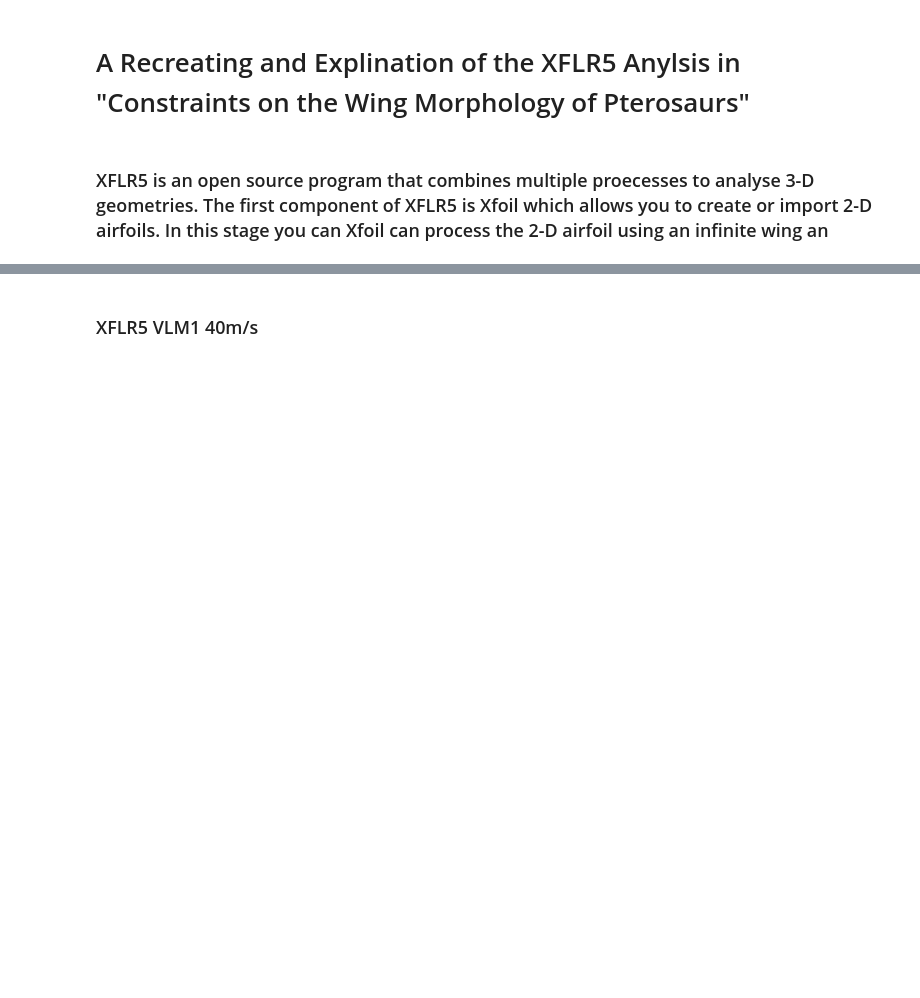
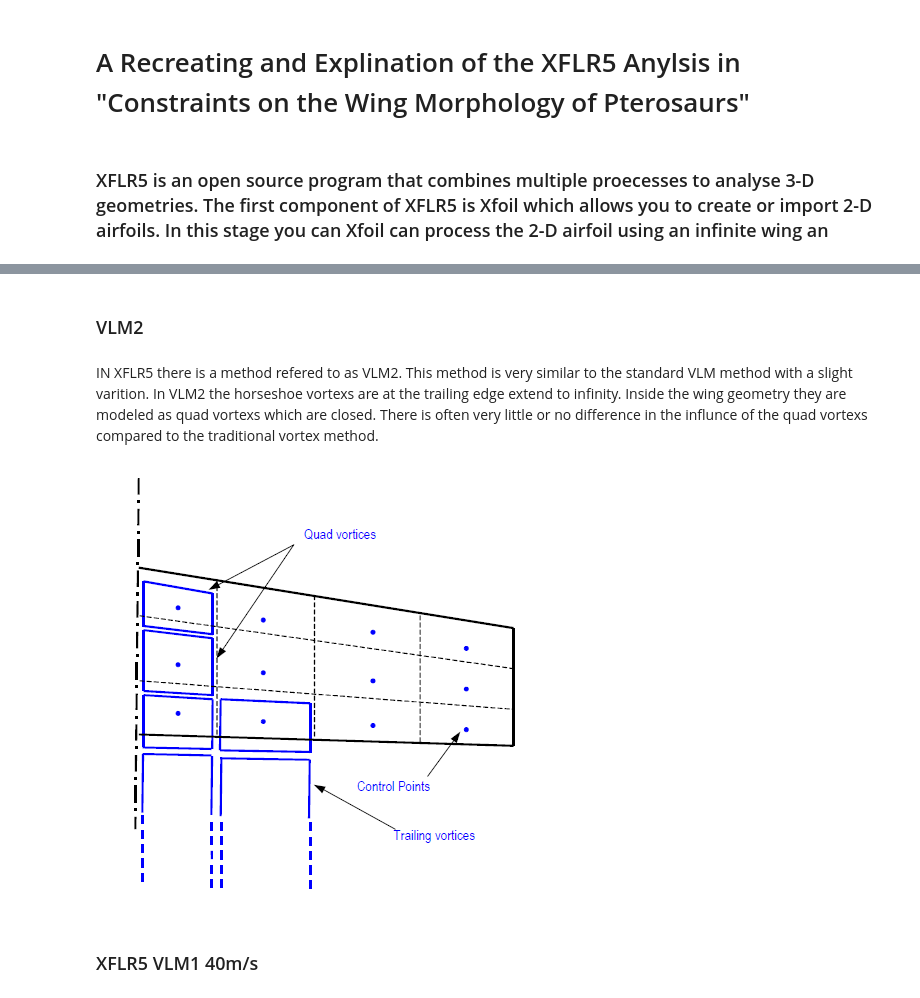
Before and after one commit to colinparker/Pterosaur, a Jupyter notebook: parker_pterosaur.ipynb, the cells around one changed output, grey strips where cells are left out. Drawn from its saved outputs; the diff is of its cells as text; code cells hidden in the pictures; blank space fills up the shorter version.

```diff
--- a/parker_pterosaur.ipynb
+++ b/parker_pterosaur.ipynb
@@ -7,3 +34,12 @@
+# %% [markdown]
+### VLM2
+# %% [markdown]
+IN XFLR5 there is a method refered to as VLM2.  This method is very similar to the standard VLM method with a slight varition.  In VLM2 the  horseshoe vortexs are at the trailing edge extend to infinity.  Inside the wing geometry they are modeled as quad vortexs which are closed.  There is often very little or no difference in the influnce of the quad vortexs compared to the traditional vortex method.
+# %%
+from IPython.display import Image
+Image(filename='C:/Users/Colin/Documents/GitHub/Pterosaur/Resources/VLM2.png')
+# %% [output]
+[figure, added]
 # %% [markdown]
 ### XFLR5 VLM1 40m/s
 # %% [markdown]
```
Also changed, not shown: parts of 9 cells of this notebook, 5 other files.
